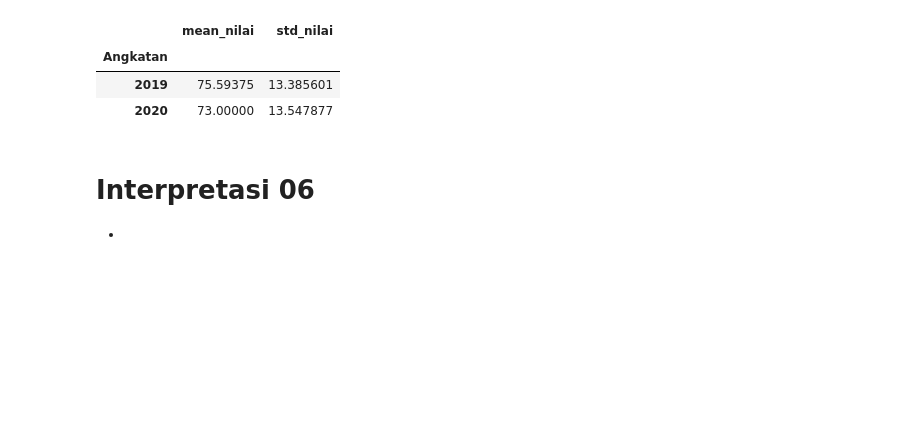
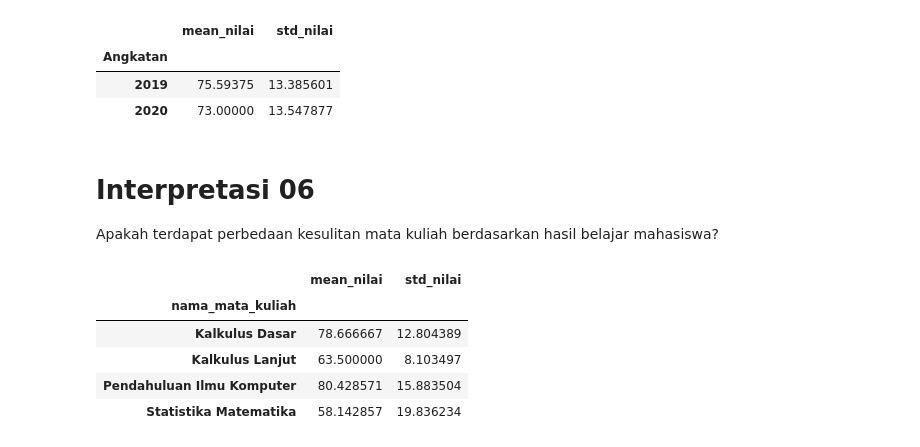
Before and after one commit to KironoDwis/studykasus-, a Jupyter notebook: Projek_Kompstat_kel_E.ipynb, the cells around one changed output. Drawn from its saved outputs; the diff is of its cells as text; code cells hidden in the pictures; blank space fills up the shorter version.

```diff
--- a/Projek_Kompstat_kel_E.ipynb
+++ b/Projek_Kompstat_kel_E.ipynb
@@ -241,10 +237,25 @@ prestasi_angkatan.pivot_table(index='Angkatan')
 | 2020 | 73.00000 | 13.547877 |
 # %% [markdown]
 # Interpretasi 06
-
-*
+ Apakah terdapat perbedaan kesulitan mata kuliah berdasarkan hasil belajar mahasiswa?
 # %%
 # Code soal No 06
+nilai_matakuliah = nilai.groupby(nilai['id_mata_kuliah']).mean()[['nilai']]
+nilai_matakuliah = nilai_matakuliah.rename({'nilai':'mean_nilai'}, axis=1)
+nilai_matakuliah = pd.merge(matkul, nilai_matakuliah, left_on='id_mata_kuliah', right_index=True)
+nilai_matakuliah = nilai_matakuliah[['id_mata_kuliah', 'nama_mata_kuliah', 'mean_nilai']]
+sb_mah = nilai.groupby(nilai['id_mata_kuliah']).std()[['nilai']]
+sb_mah = sb_mah.rename({'nilai':'std_nilai'}, axis=1)
+nilai_matakuliah = nilai_matakuliah.set_index(['id_mata_kuliah'])
+nilai_matakuliah = pd.concat([nilai_matakuliah, sb_mah], axis=1)
+nilai_matakuliah.pivot_table(index='nama_mata_kuliah')
+# %% [output]
+|  | mean_nilai | std_nilai |
+| nama_mata_kuliah |  |  |
+| Kalkulus Dasar | 78.666667 | 12.804389 |
+| Kalkulus Lanjut | 63.500000 | 8.103497 |
+| Pendahuluan Ilmu Komputer | 80.428571 | 15.883504 |
+| Statistika Matematika | 58.142857 | 19.836234 |
 # %% [markdown]
 # Interpretasi 06
 
```
Also changed, not shown: parts of 3 cells of this notebook.
